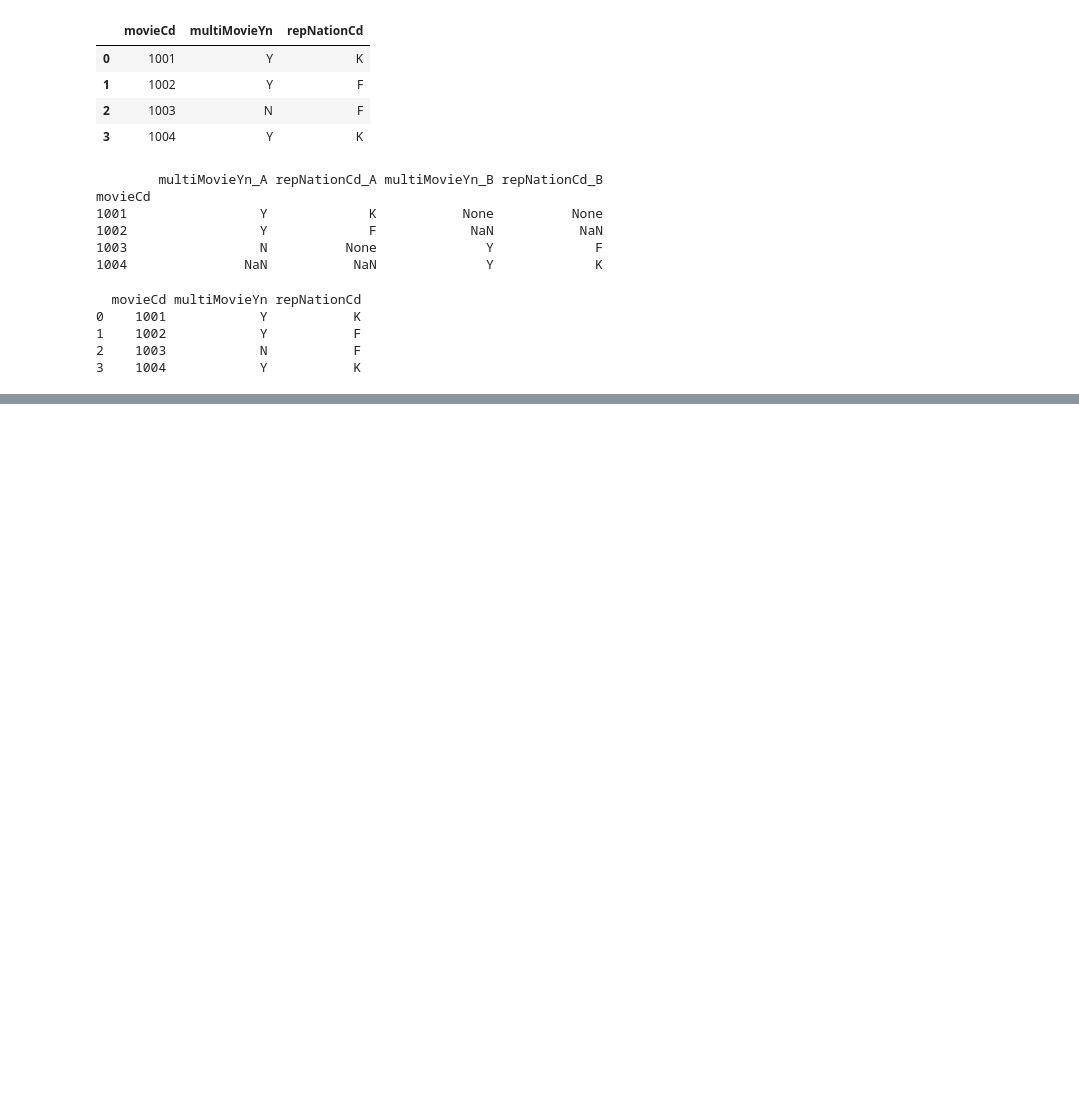
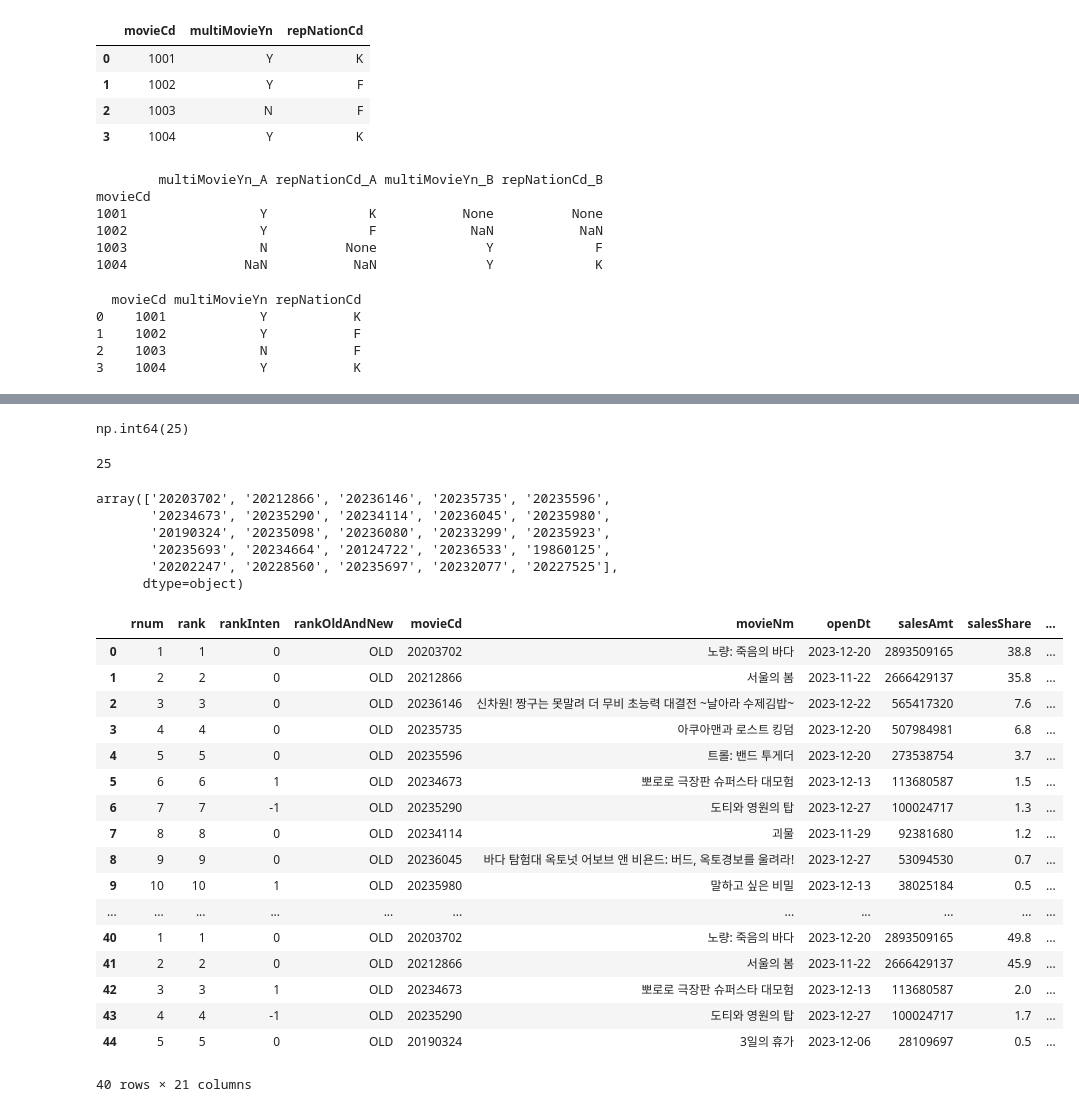
Before and after one commit to stundrg/myairflow, a Jupyter notebook: Note/Tracking.ipynb, the cells around one changed output, grey strips where cells are left out. Saved outputs shown, nothing was run; the diff lists cells and outputs as text; code cells hidden in the pictures; blank space fills up the shorter version.

```diff
--- a/Note/Tracking.ipynb
+++ b/Note/Tracking.ipynb
@@ -73,3 +73,10 @@ print(merged_df)
 1    1002            Y           F
 2    1003            N           F
 3    1004            Y           K
+# %%
+import pyarrow.dataset as ds
+import pandas as pd
+
+path = '~/data/movie_after/dailyboxoffice'
+dataset = ds.dataset(path, format="parquet", partitioning="hive")
+df = dataset.to_table().to_pandas()
@@ -75,0 +103,38 @@ print(merged_df)
+# %%
+df["movieCd"].duplicated().sum()
+# %% [output]
+np.int64(25)
+# %%
+df['movieCd'].nunique()
+# %% [output]
+25
+# %%
+df['movieCd'].unique()
+# %% [output]
+array(['20203702', '20212866', '20236146', '20235735', '20235596',
+       '20234673', '20235290', '20234114', '20236045', '20235980',
+       '20190324', '20235098', '20236080', '20233299', '20235923',
+       '20235693', '20234664', '20124722', '20236533', '19860125',
+       '20202247', '20228560', '20235697', '20232077', '20227525'],
+      dtype=object)
+# %%
+df[df.duplicated(subset='movieCd', keep=False)]
+# %% [output]
+|  | rnum | rank | rankInten | rankOldAndNew | movieCd | movieNm | openDt | salesAmt | salesShare | ... |
+| 0 | 1 | 1 | 0 | OLD | 20203702 | 노량: 죽음의 바다 | 2023-12-20 | 2893509165 | 38.8 | ... |
+| 1 | 2 | 2 | 0 | OLD | 20212866 | 서울의 봄 | 2023-11-22 | 2666429137 | 35.8 | ... |
+| 2 | 3 | 3 | 0 | OLD | 20236146 | 신차원! 짱구는 못말려 더 무비 초능력 대결전 ~날아라 수제김밥~ | 2023-12-22 | 565417320 | 7.6 | ... |
+| 3 | 4 | 4 | 0 | OLD | 20235735 | 아쿠아맨과 로스트 킹덤 | 2023-12-20 | 507984981 | 6.8 | ... |
+| 4 | 5 | 5 | 0 | OLD | 20235596 | 트롤: 밴드 투게더 | 2023-12-20 | 273538754 | 3.7 | ... |
+| 5 | 6 | 6 | 1 | OLD | 20234673 | 뽀로로 극장판 슈퍼스타 대모험 | 2023-12-13 | 113680587 | 1.5 | ... |
+| 6 | 7 | 7 | -1 | OLD | 20235290 | 도티와 영원의 탑 | 2023-12-27 | 100024717 | 1.3 | ... |
+| 7 | 8 | 8 | 0 | OLD | 20234114 | 괴물 | 2023-11-29 | 92381680 | 1.2 | ... |
+| 8 | 9 | 9 | 0 | OLD | 20236045 | 바다 탐험대 옥토넛 어보브 앤 비욘드: 버드, 옥토경보를 울려라! | 2023-12-27 | 53094530 | 0.7 | ... |
+| 9 | 10 | 10 | 1 | OLD | 20235980 | 말하고 싶은 비밀 | 2023-12-13 | 38025184 | 0.5 | ... |
+| ... | ... | ... | ... | ... | ... | ... | ... | ... | ... | ... |
+| 40 | 1 | 1 | 0 | OLD | 20203702 | 노량: 죽음의 바다 | 2023-12-20 | 2893509165 | 49.8 | ... |
+| 41 | 2 | 2 | 0 | OLD | 20212866 | 서울의 봄 | 2023-11-22 | 2666429137 | 45.9 | ... |
+| 42 | 3 | 3 | 1 | OLD | 20234673 | 뽀로로 극장판 슈퍼스타 대모험 | 2023-12-13 | 113680587 | 2.0 | ... |
+| 43 | 4 | 4 | -1 | OLD | 20235290 | 도티와 영원의 탑 | 2023-12-27 | 100024717 | 1.7 | ... |
+| 44 | 5 | 5 | 0 | OLD | 20190324 | 3일의 휴가 | 2023-12-06 | 28109697 | 0.5 | ... |
+40 rows × 21 columns
```
Also changed, not shown: parts of 17 cells of this notebook, 4 other files.
